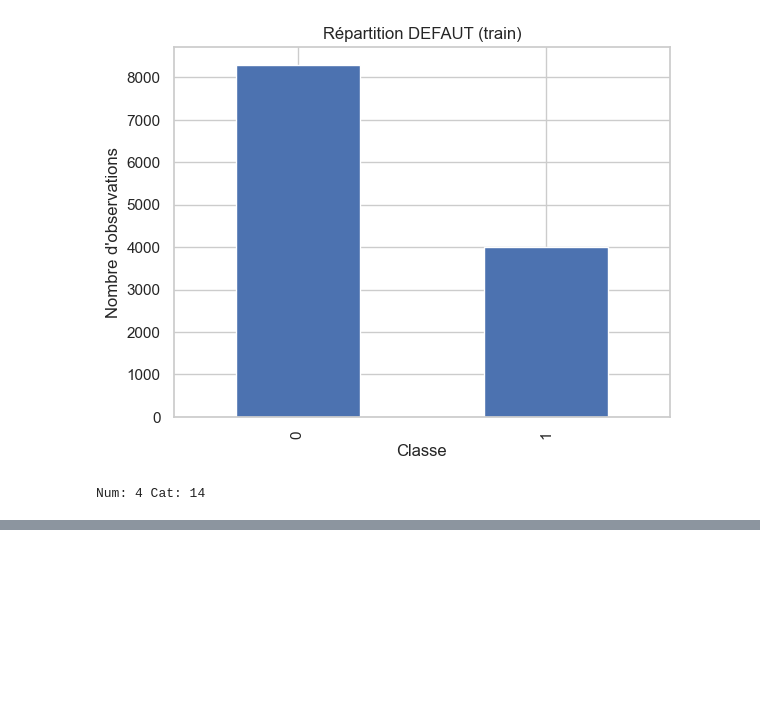
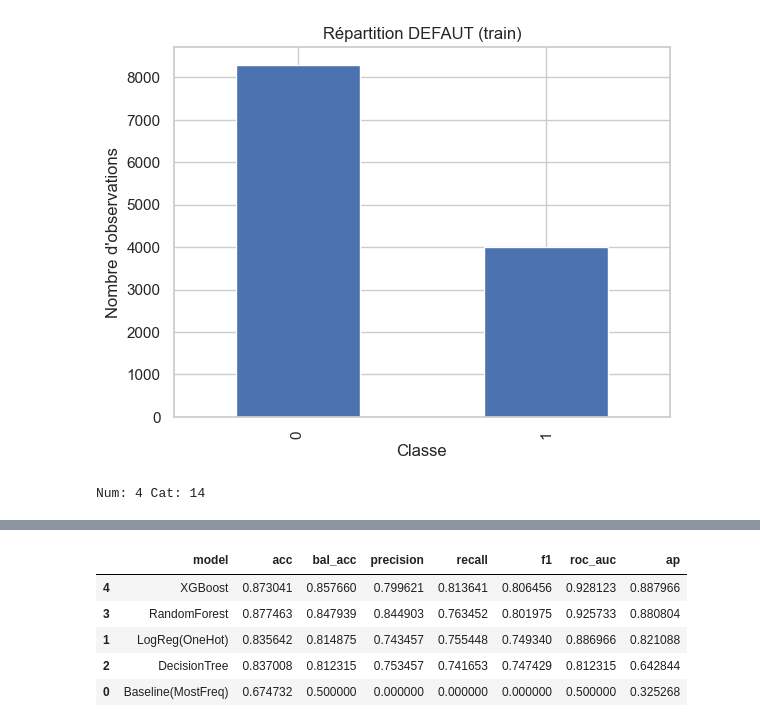
Before and after one commit to mohoualiamrouni/FDEC_Project, a Jupyter notebook: FDEC_notebook.ipynb, the cells around one changed output, grey strips where cells are left out. Saved outputs shown, nothing was run; the diff lists cells and outputs as text; code cells hidden in the pictures; blank space fills up the shorter version.

```diff
--- a/FDEC_notebook.ipynb
+++ b/FDEC_notebook.ipynb
@@ -295,0 +453,32 @@ Num: 4 Cat: 14
+# %%
+# Validation croisée
+
+cv = StratifiedKFold(n_splits=5, shuffle=True, random_state=RANDOM_STATE)
+
+scoring = {
+    "acc": "accuracy",
+    "bal_acc": "balanced_accuracy",
+    "precision": "precision",
+    "recall": "recall",
+    "f1": "f1",
+    "roc_auc": "roc_auc",
+    "ap": "average_precision"
+}
+
+cv_rows = []
+for name, model in models_uni.items():
+    out = cross_validate(model, X_raw, y_defaut, cv=cv, scoring=scoring, n_jobs=-1)
+    row = {"model": name}
+    for k in scoring:
+        row[k] = float(np.mean(out["test_" + k]))
+    cv_rows.append(row)
+
+cv_uni = pd.DataFrame(cv_rows).sort_values("bal_acc", ascending=False)
+display(cv_uni)
+# %% [output]
+|  | model | acc | bal_acc | precision | recall | f1 | roc_auc | ap |
+| 4 | XGBoost | 0.873041 | 0.857660 | 0.799621 | 0.813641 | 0.806456 | 0.928123 | 0.887966 |
+| 3 | RandomForest | 0.877463 | 0.847939 | 0.844903 | 0.763452 | 0.801975 | 0.925733 | 0.880804 |
+| 1 | LogReg(OneHot) | 0.835642 | 0.814875 | 0.743457 | 0.755448 | 0.749340 | 0.886966 | 0.821088 |
+| 2 | DecisionTree | 0.837008 | 0.812315 | 0.753457 | 0.741653 | 0.747429 | 0.812315 | 0.642844 |
+| 0 | Baseline(MostFreq) | 0.674732 | 0.500000 | 0.000000 | 0.000000 | 0.000000 | 0.500000 | 0.325268 |
```
Also changed, not shown: parts of 4 cells of this notebook.
